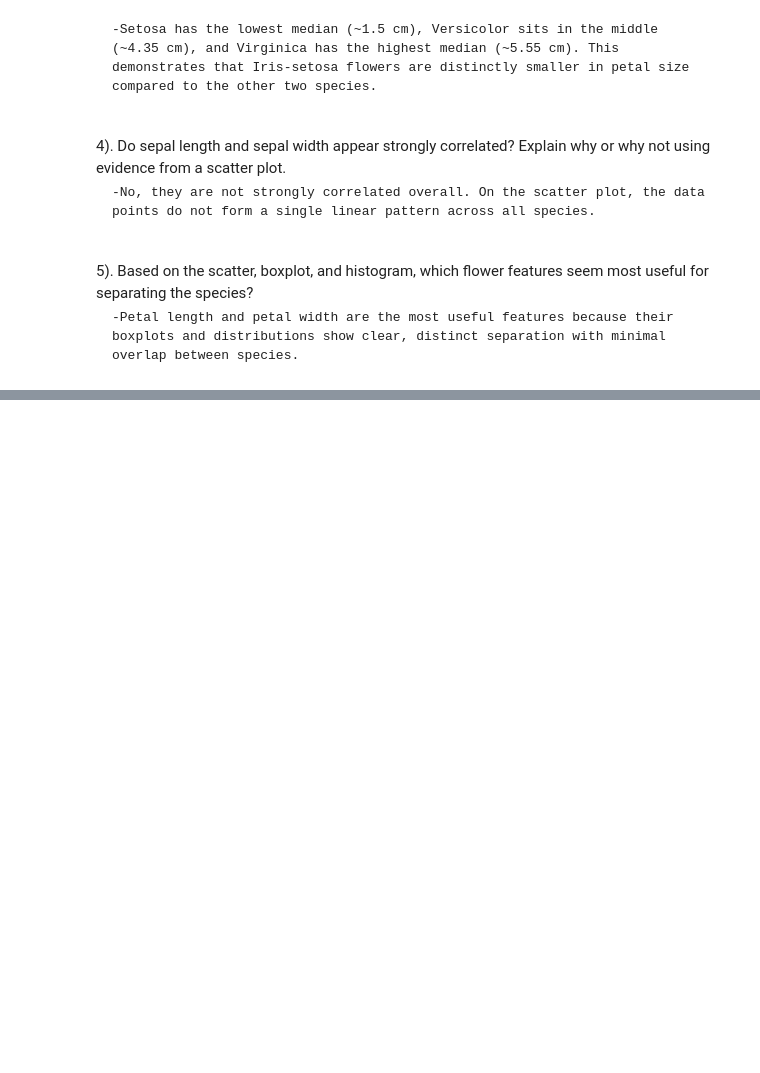
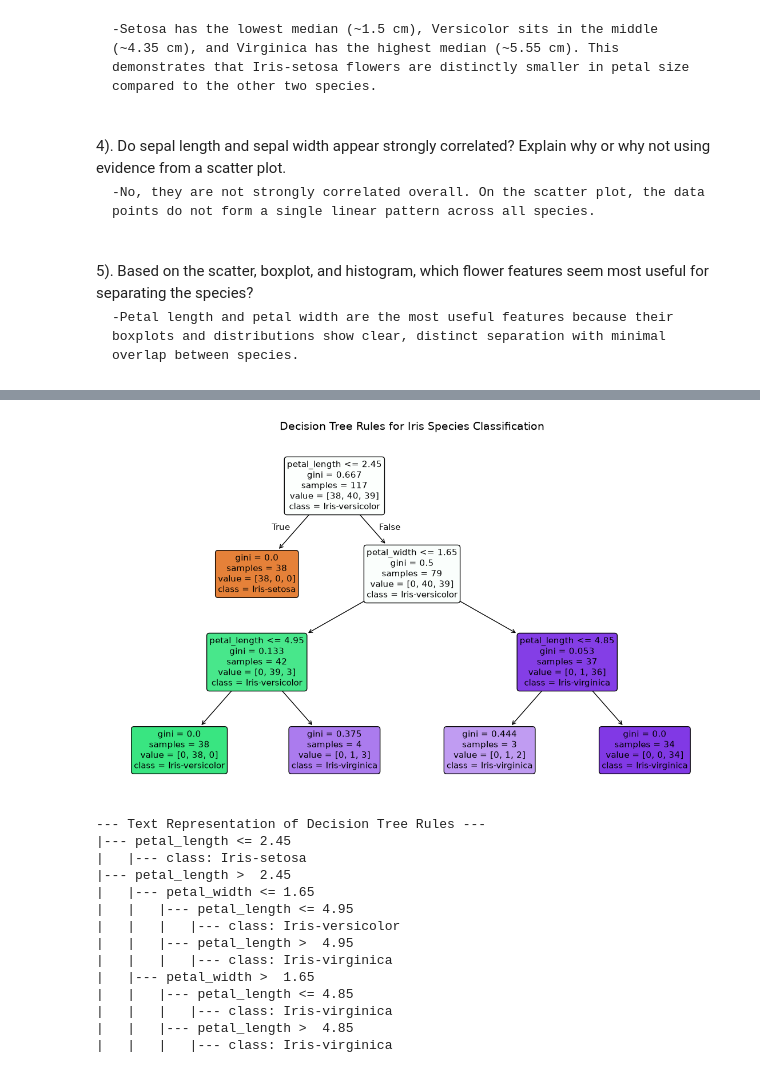
Before and after one commit to HKaurp27/iris-analysis-groupA, a Jupyter notebook: PythonFiles/Main_Iris_project.ipynb, the cells around one changed output, grey strips where cells are left out. Saved outputs shown, nothing was run; the diff lists cells and outputs as text; code cells hidden in the pictures; blank space fills up the shorter version.

```diff
--- a/PythonFiles/Main_Iris_project.ipynb
+++ b/PythonFiles/Main_Iris_project.ipynb
@@ -421,0 +642,44 @@ plt.show()
+# %%
+import matplotlib.pyplot as plt
+from sklearn.tree import plot_tree, export_text
+
+# Reset plot style to default light background so tree text is crisp and readable
+plt.style.use("default")
+
+# 1. Plot the visual Decision Tree diagram
+plt.figure(figsize=(14, 8))
+plot_tree(
+    dt_model,
+    feature_names=["sepal_length", "sepal_width", "petal_length", "petal_width"],
+    class_names=dt_model.classes_,
+    filled=True,
+    rounded=True,
+    fontsize=11
+)
+plt.title("Decision Tree Rules for Iris Species Classification", fontsize=14, pad=15)
+plt.savefig("iris_decision_tree.png", dpi=300, bbox_inches="tight")
+plt.show()
+
+# 2. Print text-based IF/ELSE rules for easy reading
+print("--- Text Representation of Decision Tree Rules ---")
+tree_rules = export_text(
+    dt_model,
+    feature_names=["sepal_length", "sepal_width", "petal_length", "petal_width"]
+)
+print(tree_rules)
+# %% [output]
+[figure, added]
+--- Text Representation of Decision Tree Rules ---
+|--- petal_length <= 2.45
+|   |--- class: Iris-setosa
+|--- petal_length >  2.45
+|   |--- petal_width <= 1.65
+|   |   |--- petal_length <= 4.95
+|   |   |   |--- class: Iris-versicolor
+|   |   |--- petal_length >  4.95
+|   |   |   |--- class: Iris-virginica
+|   |--- petal_width >  1.65
+|   |   |--- petal_length <= 4.85
+|   |   |   |--- class: Iris-virginica
+|   |   |--- petal_length >  4.85
+|   |   |   |--- class: Iris-virginica
```
Also changed, not shown: parts of 10 cells of this notebook.
